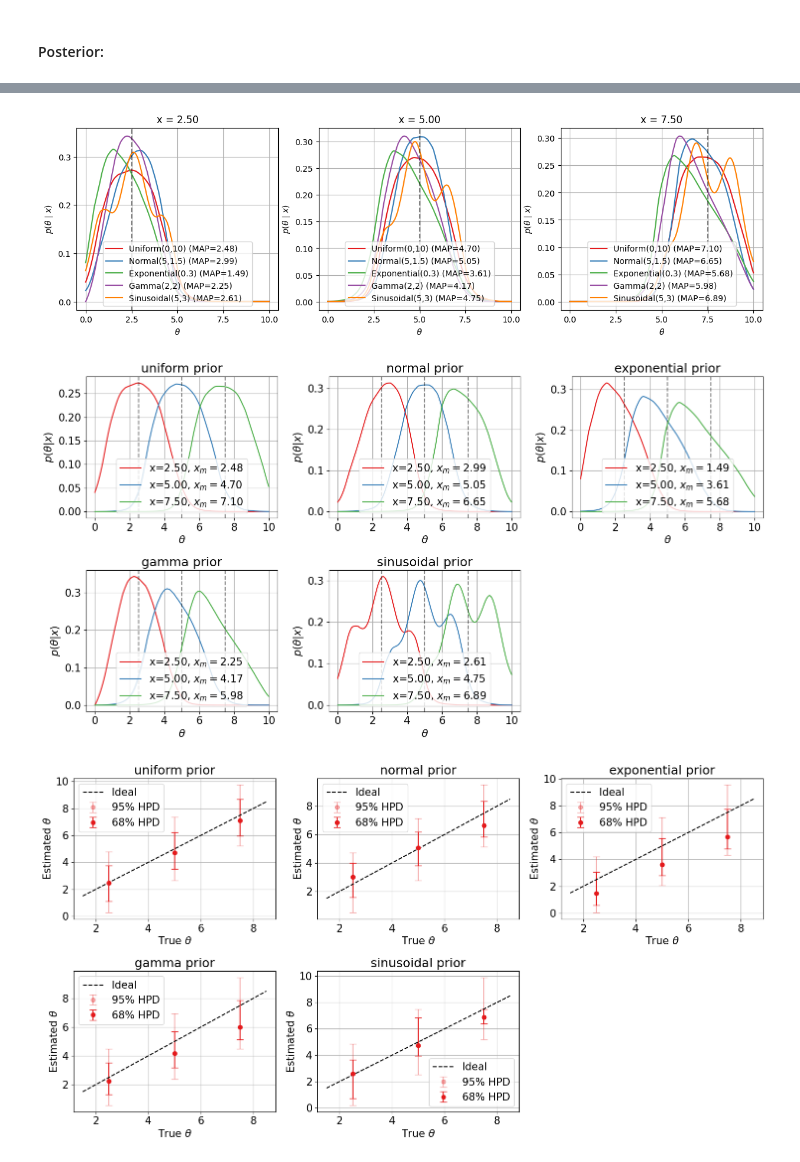
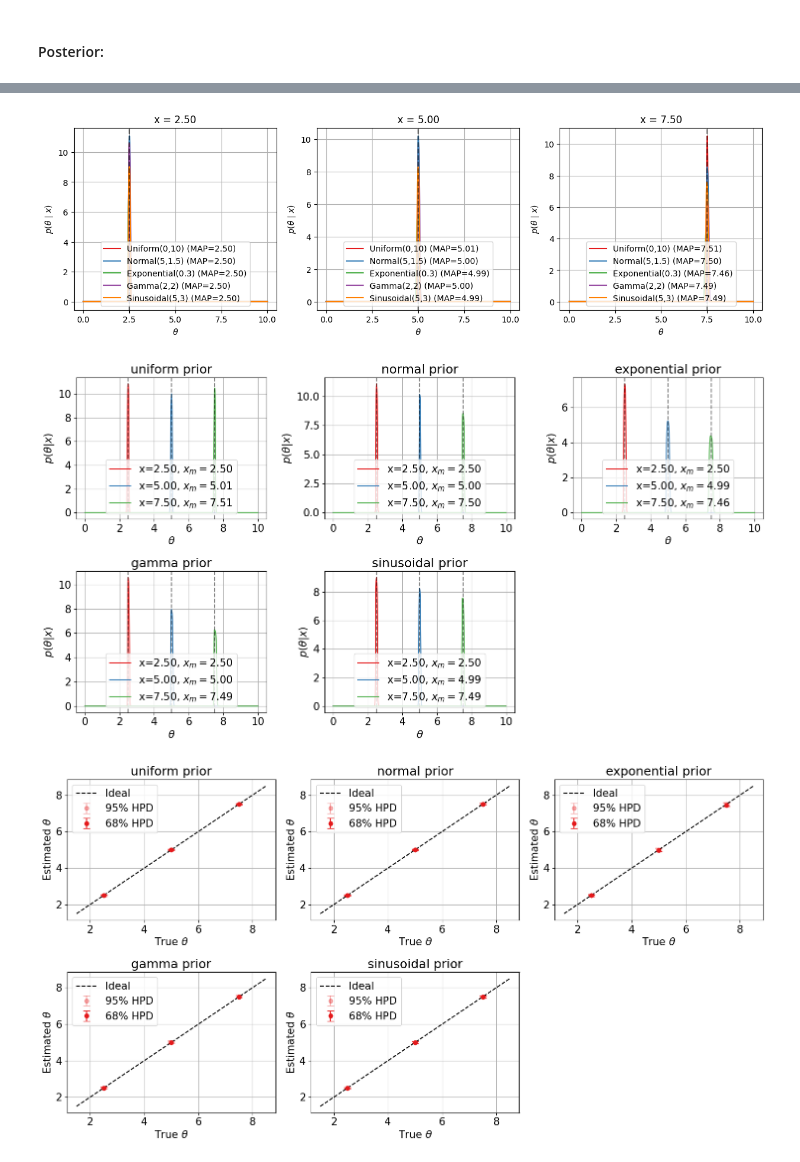
Before and after one commit to nabil-2/NNPD, a Jupyter notebook: toy_example.ipynb, the cells around one changed output, grey strips where cells are left out. Saved outputs shown, nothing was run; the diff lists cells and outputs as text; code cells hidden in the pictures.

```diff
--- a/toy_example.ipynb
+++ b/toy_example.ipynb
@@ -11,7 +11,7 @@ plt.rc('axes', prop_cycle=plt.cycler(color=plt.get_cmap('Set1').colors))
 config = {
     "data": {
         "parameter_range": (0, 10),
-        "std": 1,
+        "std": 1e-3,
         #"likelihood_prior_sampling_ratio": 1,
         "n_parameters": 1,
         "n_train": 70_000,
@@ -239,7 +239,7 @@ def plot_training(results, title):
     ax[1].legend()
     plt.tight_layout()
 
-def plot_prior_per_parameter(all_posteriors: dict, parameters_post, data_inputs):
+def plot_prior_per_parameter(all_posteriors: dict, parameters_post, data_inputs, filename=None, y_label="$p(\\theta |x)$"):
     plt.rcParams.update({'font.size': 15})
     n_posteriors = len(all_posteriors)
     ncols = 3
@@ -253,14 +253,19 @@ def plot_prior_per_parameter(all_posteriors: dict, parameters_post, data_inputs)
             ax[j][k].axvline(data_fixed, color='k', linestyle='--', alpha=0.5)
         ax[j][k].set_title(f"{prior_name} prior")
         ax[j][k].set_xlabel("$\\theta$")
-        ax[j][k].set_ylabel("$p(\\theta |x)$")
+        ax[j][k].set_ylabel(y_label)
         ax[j][k].legend(loc='lower center')
         ax[j][k].grid()
     for k in range(n_posteriors, nrows * ncols):
         fig.delaxes(ax.flat[k])
     fig.tight_layout()
+    if filename is not None:
+        fig.savefig(filename)
 
-def plot_parameter_per_prior(all_posteriors: dict, parameters_post, data_inputs):
+def plot_prior_per_ratios(all_ratios: dict, parameters_post, data_inputs, filename=None, y_label="$p(x |\\theta)/p(\\theta)$"):
+    plot_prior_per_parameter(all_ratios, parameters_post, data_inputs, filename, y_label)
+
+def plot_parameter_per_prior(all_posteriors: dict, parameters_post, data_inputs, filename=None):
     plt.rcParams.update({'font.size': 10})
     n_inputs = len(data_inputs)
     ncols = min(3, n_inputs)
@@ -286,8 +291,10 @@ def plot_parameter_per_prior(all_posteriors: dict, parameters_post, data_inputs)
     for k in range(n_inputs, nrows * ncols):
         fig.delaxes(axes[k])
 
+    if filename is not None:
+        fig.savefig(filename)
 
-def plot_errorbars(HPDs: dict, data_inputs, all_posteriors, parameters_post):
+def plot_errorbars(HPDs: dict, data_inputs, all_posteriors, parameters_post, filename=None):
     plt.rcParams.update({'font.size': 15})
     n_posteriors = len(HPDs)
     ncols = 3
@@ -342,6 +349,9 @@ def plot_errorbars(HPDs: dict, data_inputs, all_posteriors, parameters_post):
     for k in range(n_posteriors, nrows * ncols):
         fig.delaxes(ax.flat[k])
     fig.tight_layout()
+
+    if filename is not None:
+        fig.savefig(filename)
 # %% [markdown]
 #### Run:
 # %%
@@ -369,17 +379,18 @@ Tests for sinusoidal prior: Test Loss: 0.4181, Test Acc: 0.8019, Test AUC: 0.859
 #### Posterior:
 # %%
 def calculate_posteriors(model, prior, data_points, parameters_post):
-    posteriors = []
+    posteriors, ratios = [], []
     for data_fixed in data_points:
         data_post = np.full(len(parameters_post), data_fixed)
         input_post = torch.cat(
             tensors=[torch.tensor(x).float().to(device).unsqueeze(1) for x in (data_post, parameters_post)],
             dim=1
         )
-        ratios = model(input_post).cpu().detach().numpy().flatten()
-        posterior = ratios * prior(parameters_post)
+        ratio = model(input_post).cpu().detach().numpy().flatten()
+        posterior = ratio * prior(parameters_post)
         posteriors += [posterior / np.trapezoid(posterior, parameters_post)]
-    return posteriors
+        ratios += [ratio]
+    return posteriors, ratios
 
 def area_above_k(k, theta, posterior_normalized):
     mask = posterior_normalized >= k
@@ -444,9 +455,11 @@ else:
 
 all_posteriors = {}
 all_HPDs = {}
+all_ratios = {}
+
 parameters_post = np.linspace(param_min, param_max, n_parameters)
 for model, prior in zip(models, priors):
-    posteriors = calculate_posteriors(
+    posteriors, ratios = calculate_posteriors(
         model,
         prior,
         data_inputs,
@@ -467,3 +480,4 @@ for model, prior in zip(models, priors):
         errors += [{"68": hpd_68, "95": hpd_95}]
     all_HPDs[prior.__name__] = errors
     all_posteriors[prior.__name__] = posteriors
+    all_ratios[prior.__name__] = ratios
@@ -470,8 +489,10 @@ for model, prior in zip(models, priors):
 # %%
-plot_parameter_per_prior(all_posteriors, parameters_post, data_inputs)
-plot_prior_per_parameter(all_posteriors, parameters_post, data_inputs)
-plot_errorbars(all_HPDs, data_inputs, all_posteriors, parameters_post)
+file_suffix = "std1e-3"
+plot_parameter_per_prior(all_posteriors, parameters_post, data_inputs, filename=f"figs/{file_suffix}/toy_parameter_per_prior_{file_suffix}.svg")
+plot_prior_per_parameter(all_posteriors, parameters_post, data_inputs, filename=f"figs/{file_suffix}/toy_prior_per_parameter_{file_suffix}.svg")
+plot_errorbars(all_HPDs, data_inputs, all_posteriors, parameters_post, filename=f"figs/{file_suffix}/toy_errorbars_{file_suffix}.svg")
+plot_prior_per_ratios(all_ratios, parameters_post, data_inputs, filename=f"figs/{file_suffix}/toy_prior_per_ratios_{file_suffix}.svg")
 # %% [output]
-[figure, old version]
+[figure, new version]
-[figure, old version]
+[figure, new version]
-[figure, old version]
+[figure, new version]
```
Also changed, not shown: parts of 3 cells of this notebook, 13 other files.
